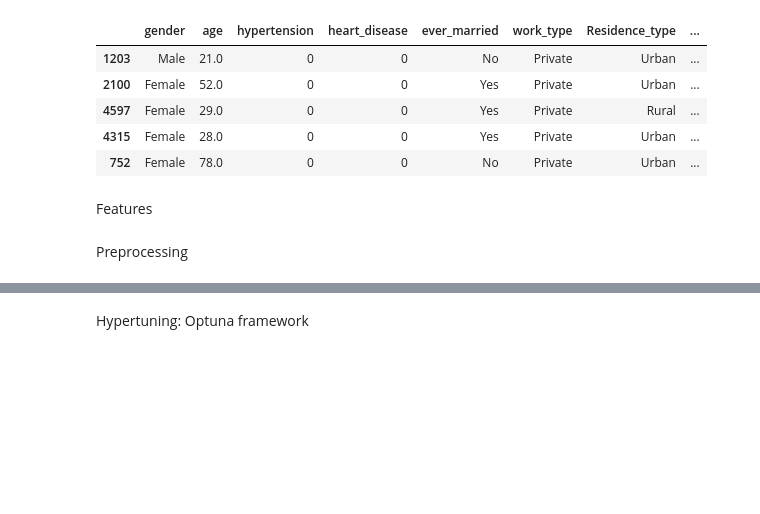
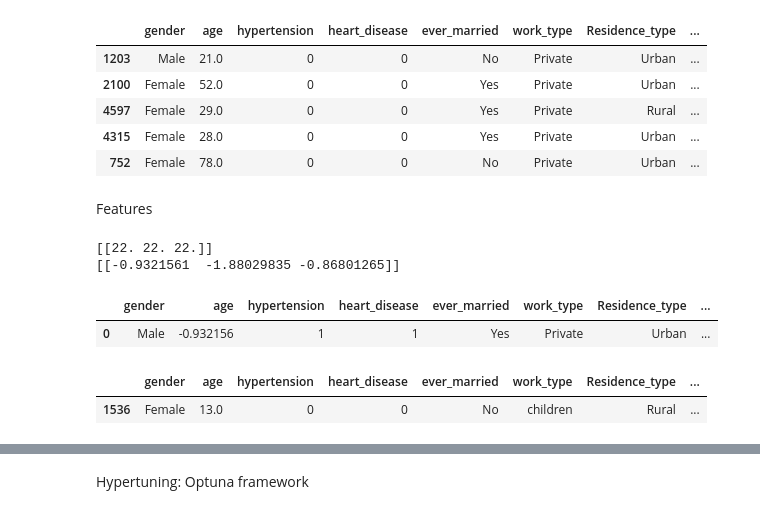
Before and after one commit to European-MTP-Accute-Stroke-Detection/Tabular-AI, a Jupyter notebook: src/catboost.ipynb, the cells around one changed output, grey strips where cells are left out. Cells and saved outputs as stored; diff of their text form; code cells hidden in the pictures; blank space fills up the shorter version.

```diff
--- a/src/catboost.ipynb
+++ b/src/catboost.ipynb
@@ -84,2 +66,20 @@ categorical_features = ['gender', 'ever_married', 'work_type', 'Residence_type',
-# %% [markdown]
-Preprocessing
+# %%
+with open ('testX.pickle', 'rb') as f:
+    data = pickle.load(f)
+
+with open ('preprocessors_catboost.pickle', 'rb') as f:
+    preprrocessor_test = pickle.load(f)
+
+with open("hypertuned-catboost.pickle", "rb") as f:
+    model = pickle.load(f)
+
+for p in preprrocessor_test:
+    print(p.transform(data[numerical_features]))
+    data[numerical_features] = p.transform(data[numerical_features])
+
+data
+# %% [output]
+[[22. 22. 22.]]
+[[-0.9321561  -1.88029835 -0.86801265]]
+|  | gender | age | hypertension | heart_disease | ever_married | work_type | Residence_type | ... |
+| 0 | Male | -0.932156 | 1 | 1 | Yes | Private | Urban | ... |
@@ -85,0 +88,6 @@ Preprocessing
+# %%
+data_use = X_test.iloc[5:6]
+data_use
+# %% [output]
+|  | gender | age | hypertension | heart_disease | ever_married | work_type | Residence_type | ... |
+| 1536 | Female | 13.0 | 0 | 0 | No | children | Rural | ... |
```
Also changed, not shown: parts of 34 cells of this notebook, 24 other files.
